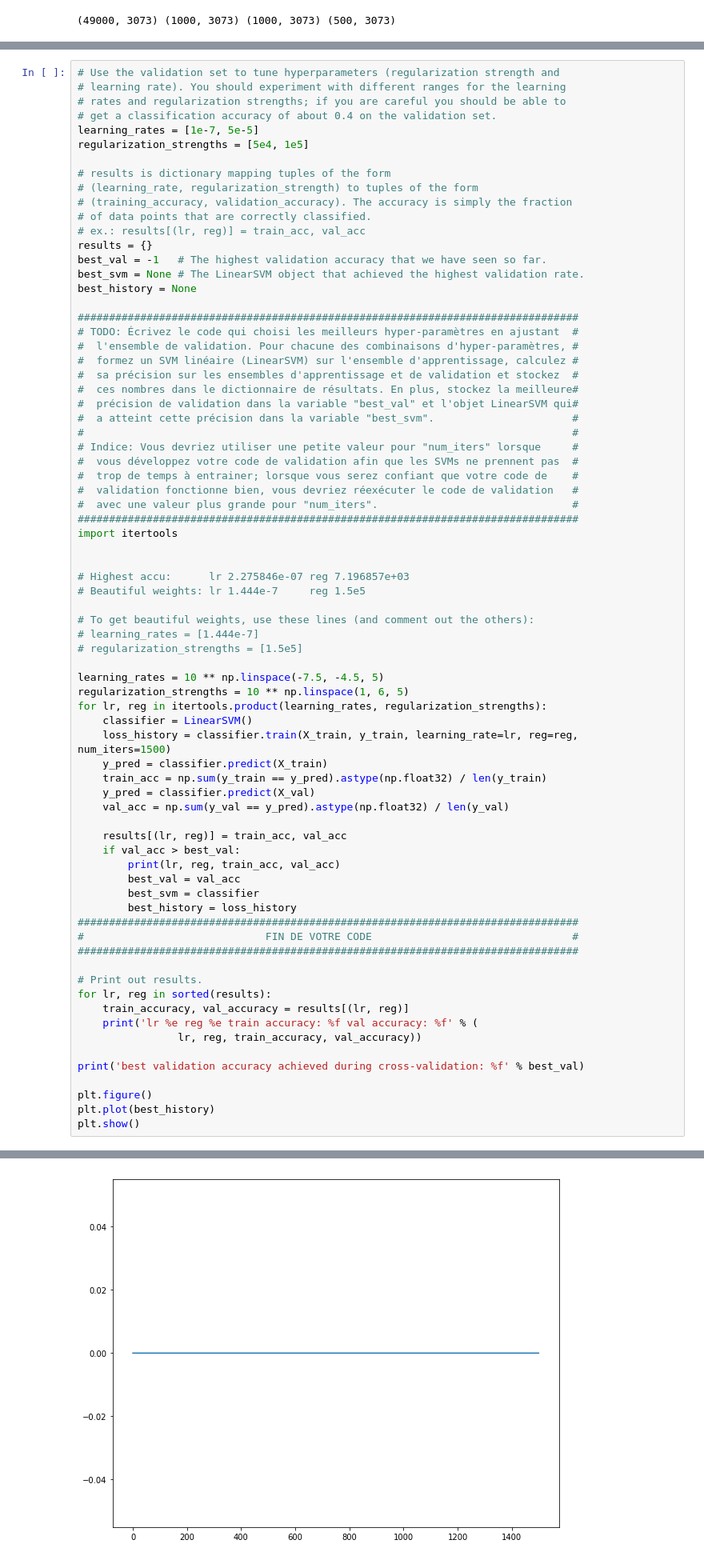
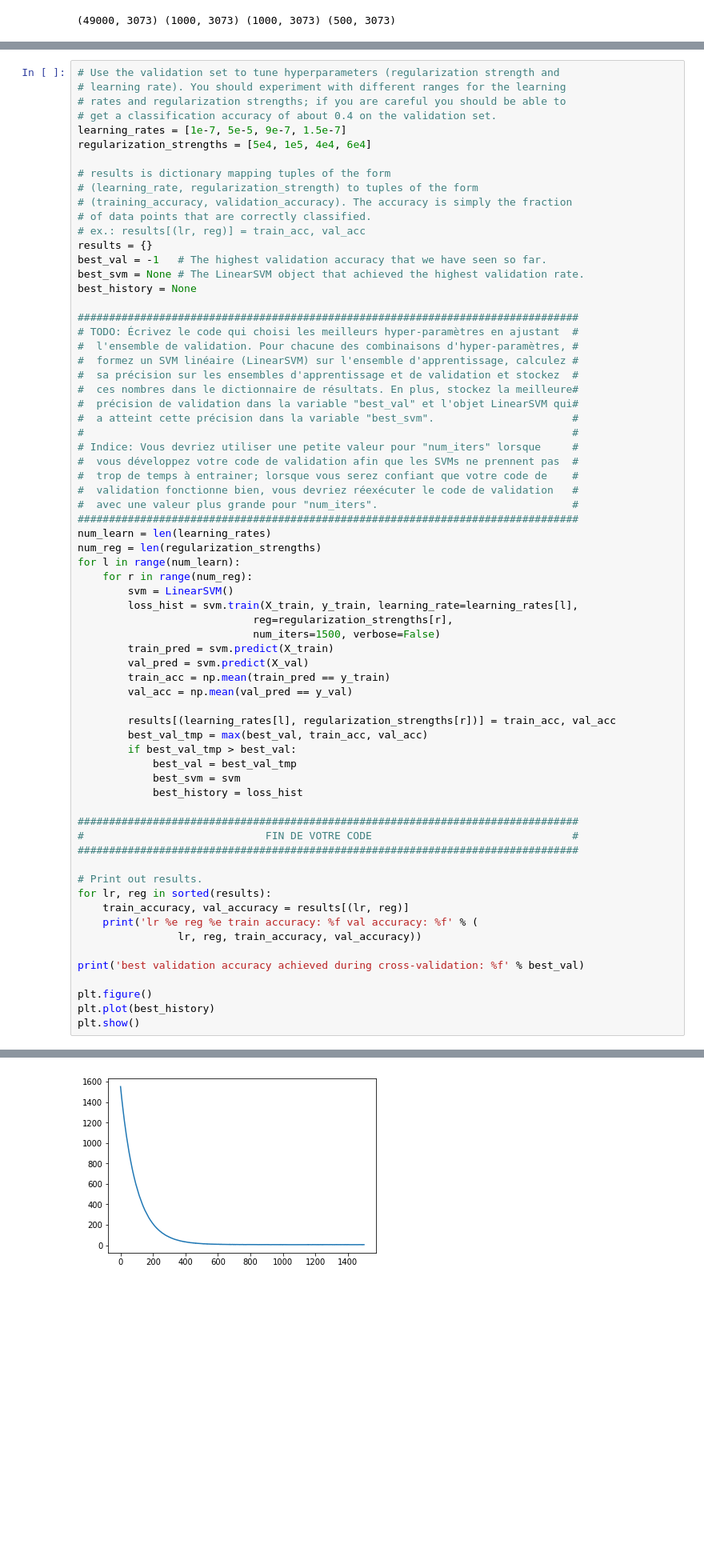
Before and after one commit to pspino/TP1-IFT725, a Jupyter notebook: prog/svm.ipynb, the cells around one changed output, grey strips where cells are left out. Shown: that part at 80% size. Cells and saved outputs as stored; diff of their text form; blank space fills up the shorter version.

```diff
--- a/prog/svm.ipynb
+++ b/prog/svm.ipynb
@@ -385,8 +378,8 @@ validation accuracy: 0.087000
 # learning rate). You should experiment with different ranges for the learning
 # rates and regularization strengths; if you are careful you should be able to
 # get a classification accuracy of about 0.4 on the validation set.
-learning_rates = [1e-7, 5e-5]
-regularization_strengths = [5e4, 1e5]
+learning_rates = [1e-7, 5e-5, 9e-7, 1.5e-7]
+regularization_strengths = [5e4, 1e5, 4e4, 6e4]
 
 # results is dictionary mapping tuples of the form
 # (learning_rate, regularization_strength) to tuples of the form
@@ -413,32 +406,26 @@ best_history = None
 #  validation fonctionne bien, vous devriez réexécuter le code de validation   #
 #  avec une valeur plus grande pour "num_iters".                               #
 ################################################################################
-import itertools
+num_learn = len(learning_rates)
+num_reg = len(regularization_strengths)
+for l in range(num_learn):
+    for r in range(num_reg):
+        svm = LinearSVM()
+        loss_hist = svm.train(X_train, y_train, learning_rate=learning_rates[l],
+                            reg=regularization_strengths[r],
+                            num_iters=1500, verbose=False)
+        train_pred = svm.predict(X_train)
+        val_pred = svm.predict(X_val)
+        train_acc = np.mean(train_pred == y_train)
+        val_acc = np.mean(val_pred == y_val)
 
+        results[(learning_rates[l], regularization_strengths[r])] = train_acc, val_acc
+        best_val_tmp = max(best_val, train_acc, val_acc)
+        if best_val_tmp > best_val:
+            best_val = best_val_tmp
+            best_svm = svm
+            best_history = loss_hist
 
-# Highest accu:      lr 2.275846e-07 reg 7.196857e+03
-# Beautiful weights: lr 1.444e-7     reg 1.5e5
-
-# To get beautiful weights, use these lines (and comment out the others):
-# learning_rates = [1.444e-7]
-# regularization_strengths = [1.5e5]
-
-learning_rates = 10 ** np.linspace(-7.5, -4.5, 5)
-regularization_strengths = 10 ** np.linspace(1, 6, 5)
-for lr, reg in itertools.product(learning_rates, regularization_strengths):
-    classifier = LinearSVM()
-    loss_history = classifier.train(X_train, y_train, learning_rate=lr, reg=reg, num_iters=1500)
-    y_pred = classifier.predict(X_train)
-    train_acc = np.sum(y_train == y_pred).astype(np.float32) / len(y_train)
-    y_pred = classifier.predict(X_val)
-    val_acc = np.sum(y_val == y_pred).astype(np.float32) / len(y_val)
-
-    results[(lr, reg)] = train_acc, val_acc
-    if val_acc > best_val:
-        print(lr, reg, train_acc, val_acc)
-        best_val = val_acc
-        best_svm = classifier
-        best_history = loss_history
 ################################################################################
 #                             FIN DE VOTRE CODE                                #
 ################################################################################
@@ -475,4 +462,4 @@ best validation accuracy achieved during cross-validation: 0.087000
-[figure, old version]
+[figure, new version]
 # %%
 # Visualize the cross-validation results
 import math
```
Also changed, not shown: parts of 14 cells of this notebook.
